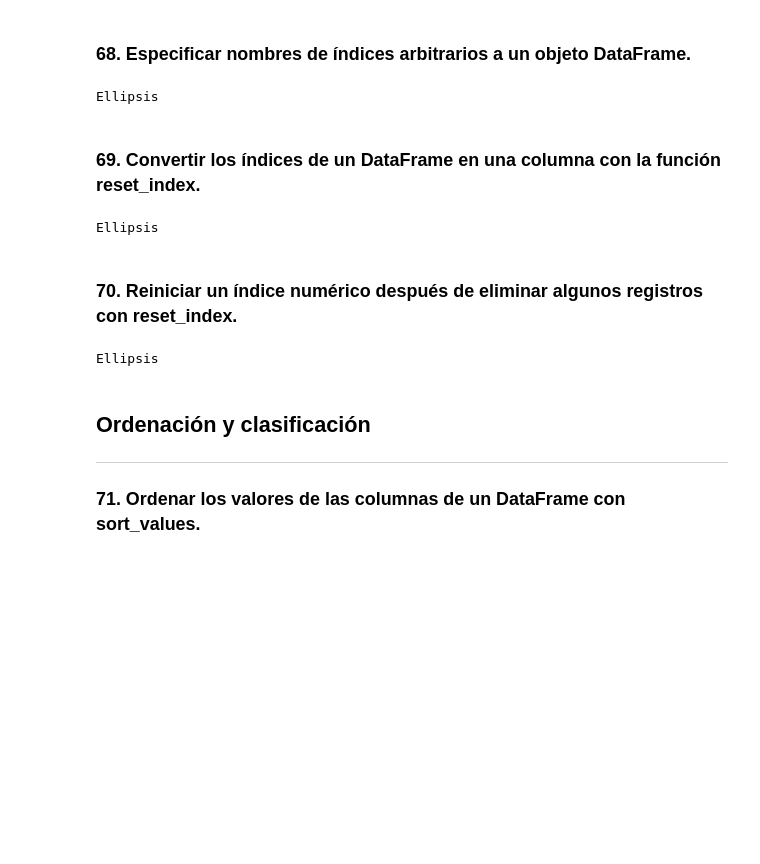
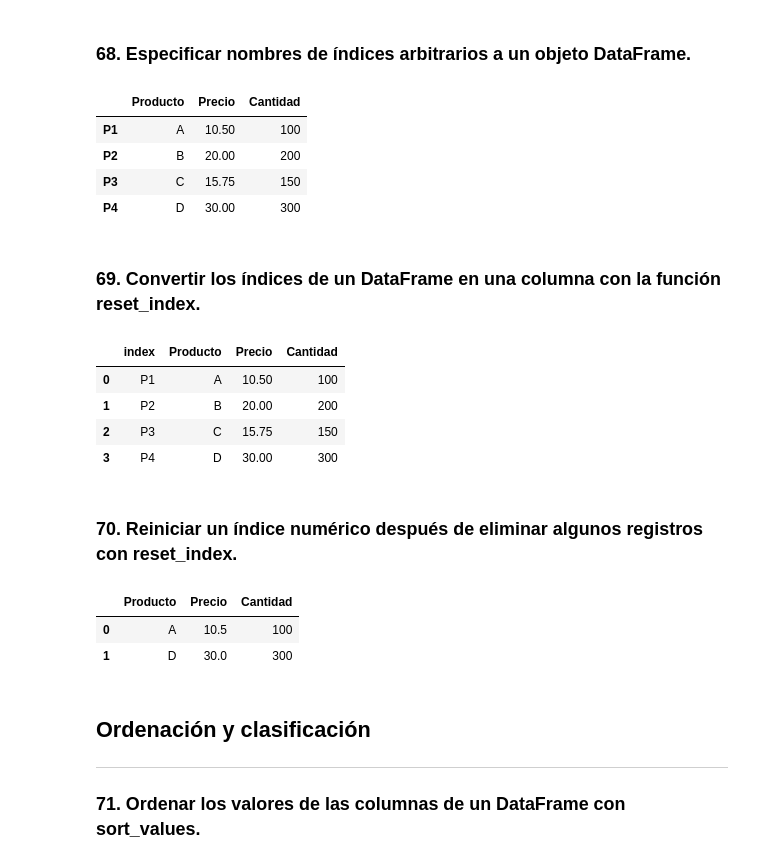
Before and after one commit to Manuel-Avecilla/PIA-MIA, a Jupyter notebook: pandas/Ejercicios_con_Dataframes_Pandas.ipynb, the cells around one changed output. Cells and saved outputs as stored; diff of their text form; code cells hidden in the pictures; blank space fills up the shorter version.

```diff
--- a/pandas/Ejercicios_con_Dataframes_Pandas.ipynb
+++ b/pandas/Ejercicios_con_Dataframes_Pandas.ipynb
@@ -889,21 +1162,53 @@ Ellipsis
 # %% [markdown]
 ### 68. Especificar nombres de índices arbitrarios a un objeto DataFrame.
 # %%
-...
+df_068 = pd.DataFrame({
+    'Producto': ['A', 'B', 'C', 'D'],
+    'Precio': [10.5, 20.0, 15.75, 30.0],
+    'Cantidad': [100, 200, 150, 300]
+})
+
+df_068.index = ['P1', 'P2', 'P3', 'P4']
+
+df_068
 # %% [output]
-Ellipsis
+|  | Producto | Precio | Cantidad |
+| P1 | A | 10.50 | 100 |
+| P2 | B | 20.00 | 200 |
+| P3 | C | 15.75 | 150 |
+| P4 | D | 30.00 | 300 |
 # %% [markdown]
 ### 69. Convertir los índices de un DataFrame en una columna con la función reset_index.
 # %%
-...
+df_069 = pd.DataFrame({
+    'Producto': ['A', 'B', 'C', 'D'],
+    'Precio': [10.5, 20.0, 15.75, 30.0],
+    'Cantidad': [100, 200, 150, 300]
+}, index=['P1', 'P2', 'P3', 'P4'])
+
+df_069.reset_index()
 # %% [output]
-Ellipsis
+|  | index | Producto | Precio | Cantidad |
+| 0 | P1 | A | 10.50 | 100 |
+| 1 | P2 | B | 20.00 | 200 |
+| 2 | P3 | C | 15.75 | 150 |
+| 3 | P4 | D | 30.00 | 300 |
 # %% [markdown]
 ### 70. Reiniciar un índice numérico después de eliminar algunos registros con reset_index.
 # %%
-...
+df_070 = pd.DataFrame({
+    'Producto': ['A', 'B', 'C', 'D'],
+    'Precio': [10.5, 20.0, 15.75, 30.0],
+    'Cantidad': [100, 200, 150, 300]
+})
+
+df_070 = df_070.drop([1, 2])
+
+df_070.reset_index(drop=True)
 # %% [output]
-Ellipsis
+|  | Producto | Precio | Cantidad |
+| 0 | A | 10.5 | 100 |
+| 1 | D | 30.0 | 300 |
 # %% [markdown]
 ## Ordenación y clasificación
 
```
Also changed, not shown: parts of 59 cells of this notebook.
